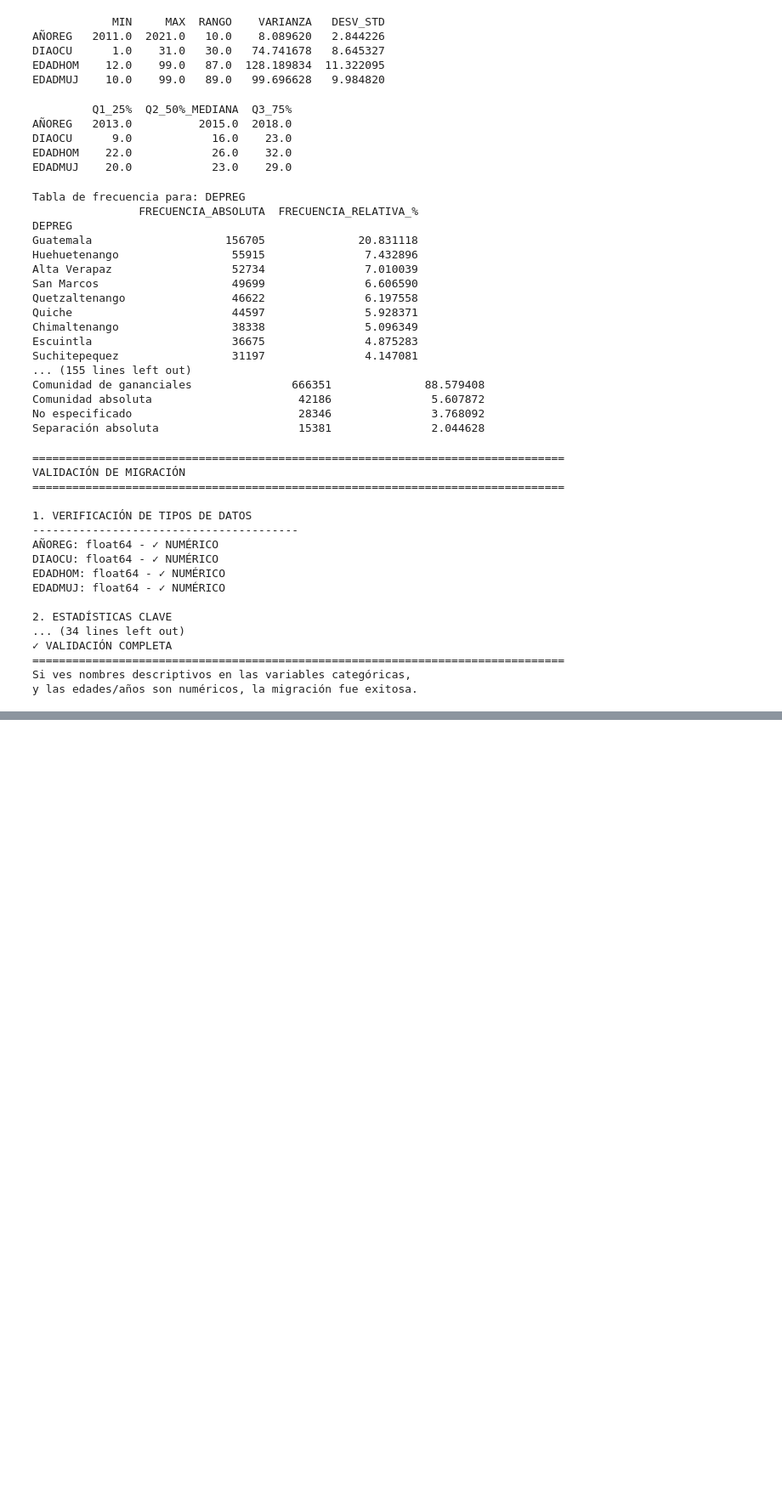
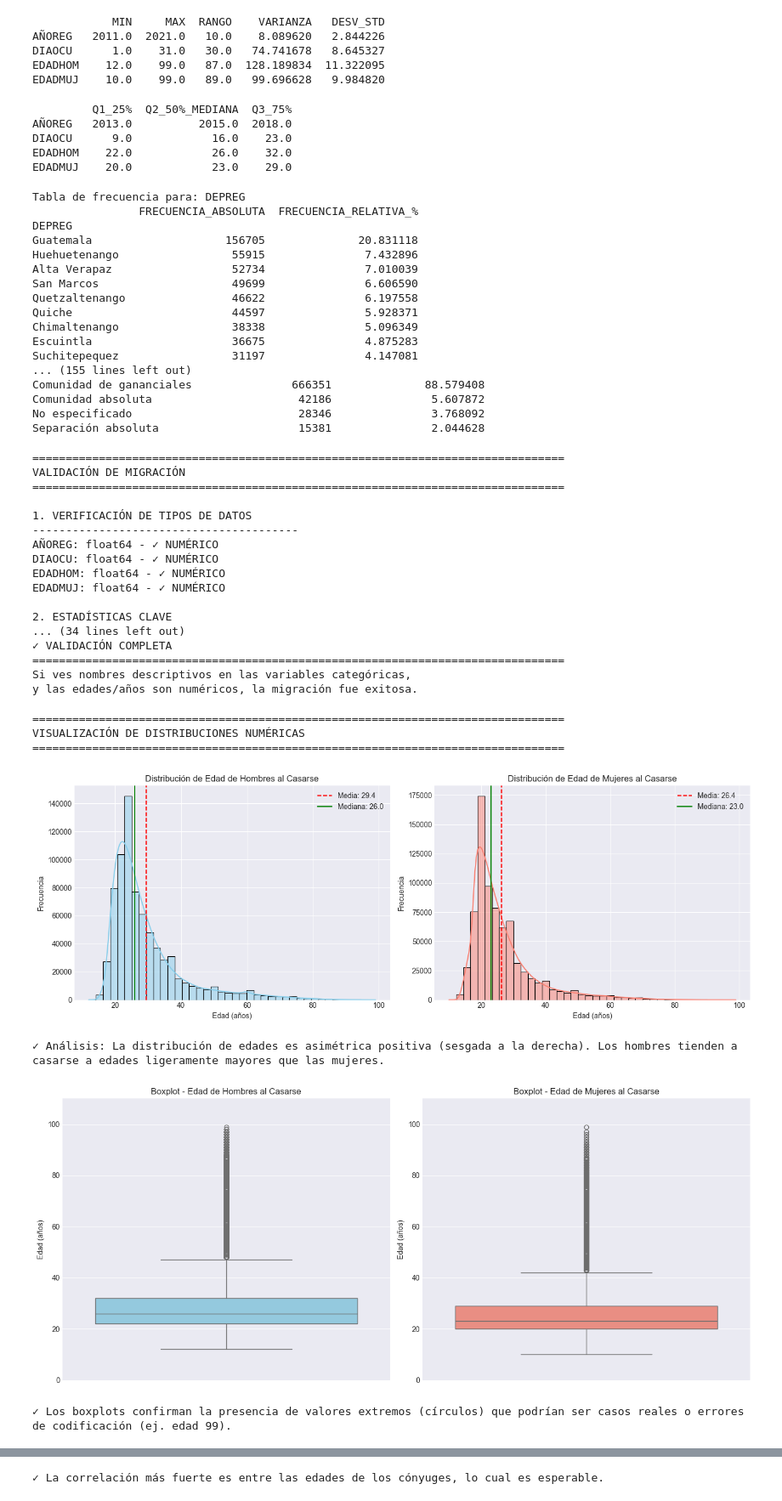
Before and after one commit to Branuvg/proyecto1_mineria, a Jupyter notebook: analisis_matrimonio.ipynb, the cells around one changed output, grey strips where cells are left out. Shown at 85% size. Cells and saved outputs as stored; diff of their text form; code cells hidden in the pictures; blank space fills up the shorter version.

```diff
--- a/analisis_matrimonio.ipynb
+++ b/analisis_matrimonio.ipynb
@@ -622,3 +622,82 @@ EDADMUJ: float64 - ✓ NUMÉRICO
 ================================================================================
 Si ves nombres descriptivos en las variables categóricas,
 y las edades/años son numéricos, la migración fue exitosa.
+# %%
+# ============================================================================
+# VISUALIZACIÓN DE DISTRIBUCIONES NUMÉRICAS
+# ============================================================================
+
+import matplotlib.pyplot as plt
+import seaborn as sns
+import numpy as np
+
+# Configuración de estilo para todos los gráficos
+sns.set_palette("husl")
+plt.rcParams['figure.figsize'] = (12, 6)
+
+print("=" * 80)
+print("VISUALIZACIÓN DE DISTRIBUCIONES NUMÉRICAS")
+print("=" * 80)
+
+# --- 1. Histogramas de Edades (Hombres vs Mujeres) ---
+fig, axes = plt.subplots(1, 2, figsize=(14, 5))
+
+# Edad de Hombres
+sns.histplot(df['EDADHOM'].dropna(), bins=40, kde=True, ax=axes[0], color='skyblue')
+axes[0].set_title('Distribución de Edad de Hombres al Casarse', fontsize=12)
+axes[0].set_xlabel('Edad (años)')
+axes[0].set_ylabel('Frecuencia')
+axes[0].axvline(df['EDADHOM'].mean(), color='red', linestyle='--', label=f'Media: {df["EDADHOM"].mean():.1f}')
+axes[0].axvline(df['EDADHOM'].median(), color='green', linestyle='-', label=f'Mediana: {df["EDADHOM"].median():.1f}')
+axes[0].legend()
+
+# Edad de Mujeres
+sns.histplot(df['EDADMUJ'].dropna(), bins=40, kde=True, ax=axes[1], color='salmon')
+axes[1].set_title('Distribución de Edad de Mujeres al Casarse', fontsize=12)
+axes[1].set_xlabel('Edad (años)')
+axes[1].set_ylabel('Frecuencia')
+axes[1].axvline(df['EDADMUJ'].mean(), color='red', linestyle='--', label=f'Media: {df["EDADMUJ"].mean():.1f}')
+axes[1].axvline(df['EDADMUJ'].median(), color='green', linestyle='-', label=f'Mediana: {df["EDADMUJ"].median():.1f}')
+axes[1].legend()
+
+plt.tight_layout()
+plt.show()
+
+print("✓ Análisis: La distribución de edades es asimétrica positiva (sesgada a la derecha). Los hombres tienden a casarse a edades ligeramente mayores que las mujeres.")
+
+# --- 2. Boxplots de Edades para detectar outliers ---
+fig, axes = plt.subplots(1, 2, figsize=(14, 6))
+
+# Boxplot Edad Hombres
+sns.boxplot(y=df['EDADHOM'], ax=axes[0], color='skyblue')
+axes[0].set_title('Boxplot - Edad de Hombres al Casarse', fontsize=12)
+axes[0].set_ylabel('Edad (años)')
+axes[0].set_ylim(0, 110)
+
+# Boxplot Edad Mujeres
+sns.boxplot(y=df['EDADMUJ'], ax=axes[1], color='salmon')
+axes[1].set_title('Boxplot - Edad de Mujeres al Casarse', fontsize=12)
+axes[1].set_ylabel('Edad (años)')
+axes[1].set_ylim(0, 110)
+
+plt.tight_layout()
+plt.show()
+print("✓ Los boxplots confirman la presencia de valores extremos (círculos) que podrían ser casos reales o errores de codificación (ej. edad 99).")
+
+# --- 3. Heatmap de Correlación entre variables numéricas ---
+plt.figure(figsize=(8, 6))
+df_numeric_corr = df_numeric.corr()
+sns.heatmap(df_numeric_corr, annot=True, cmap='coolwarm', center=0,
+            square=True, linewidths=1, cbar_kws={"shrink": 0.8})
+plt.title('Mapa de Calor - Correlación entre Variables Numéricas', fontsize=14)
+plt.tight_layout()
+plt.show()
+print("✓ La correlación más fuerte es entre las edades de los cónyuges, lo cual es esperable.")
+# %% [output]
+================================================================================
+VISUALIZACIÓN DE DISTRIBUCIONES NUMÉRICAS
+================================================================================
+[figure, added]
+✓ Análisis: La distribución de edades es asimétrica positiva (sesgada a la derecha). Los hombres tienden a casarse a edades ligeramente mayores que las mujeres.
+[figure, added]
+✓ Los boxplots confirman la presencia de valores extremos (círculos) que podrían ser casos reales o errores de codificación (ej. edad 99).
@@ -624,0 +705 @@ y las edades/años son numéricos, la migración fue exitosa.
+✓ La correlación más fuerte es entre las edades de los cónyuges, lo cual es esperable.
```
Also changed, not shown: parts of 4 cells of this notebook, 1 other file.
